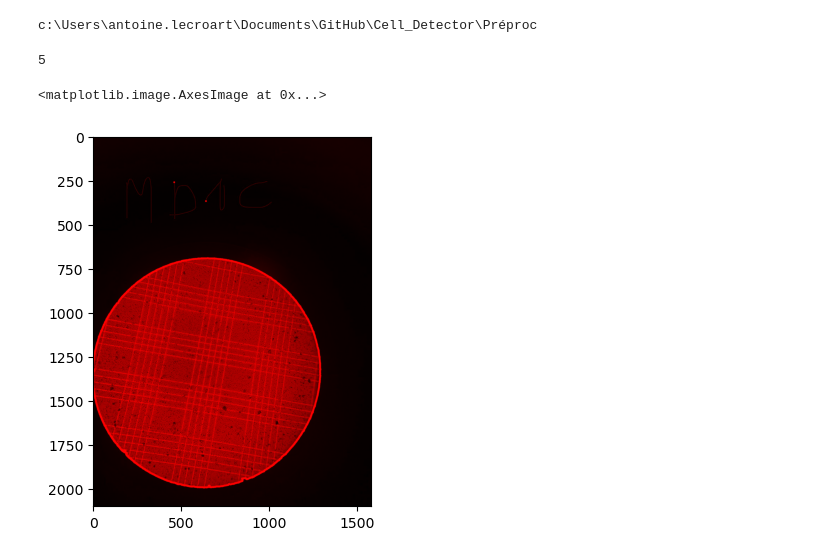
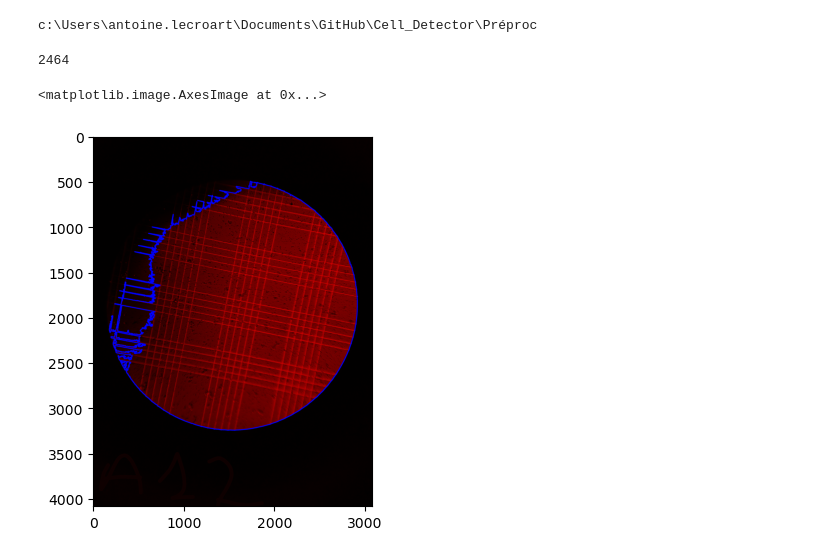
Before and after one commit to LecroartAntoine/Cell_Detector, a Jupyter notebook: Préproc/OpenCv2.ipynb, the cells around one changed output. Cells and saved outputs as stored; diff of their text form; code cells hidden in the pictures.

```diff
--- a/Préproc/OpenCv2.ipynb
+++ b/Préproc/OpenCv2.ipynb
@@ -7,22 +7,28 @@ print(os.getcwd())
 # %% [output]
 c:\Users\antoine.lecroart\Documents\GitHub\Cell_Detector\Préproc
 # %%
-src = cv2.imread("Images/IMG_4916.jpg", cv2.IMREAD_UNCHANGED)
+src = cv2.imread("Images/1678656447919.jpg", cv2.IMREAD_UNCHANGED)
 src[:,:,2] = np.zeros([src.shape[0], src.shape[1]])
 src[:,:,1] = np.zeros([src.shape[0], src.shape[1]])
 
 gray = cv2.cvtColor(src,cv2.COLOR_BGR2GRAY)
-_,edge = cv2.threshold(gray, 10, 15, cv2.THRESH_BINARY)
+_,edge = cv2.threshold(gray, 4, 1, cv2.THRESH_BINARY)
 
 
 
 contours,_ = cv2.findContours(edge,cv2.RETR_EXTERNAL, cv2.CHAIN_APPROX_SIMPLE)
 
-print(cv2.approxPolyDP(contours)))
-new = cv2.drawContours(src, contours, -1,(255,0,0),10)
+nb_cont = 0
+best = -1
+print(len(contours))
+for i, contour in enumerate(contours):
+    if len(contours[i]) > nb_cont:
+        nb_cont = len(contours[i])
+        best = i
+new = cv2.drawContours(src, contours, best,(0,0,255),10)
 
 plt.imshow(new)
 # %% [output]
-5
+2464
 <matplotlib.image.AxesImage at 0x...>
-[figure, old version]
+[figure, new version]
```
Also changed, not shown: 1 other file.
